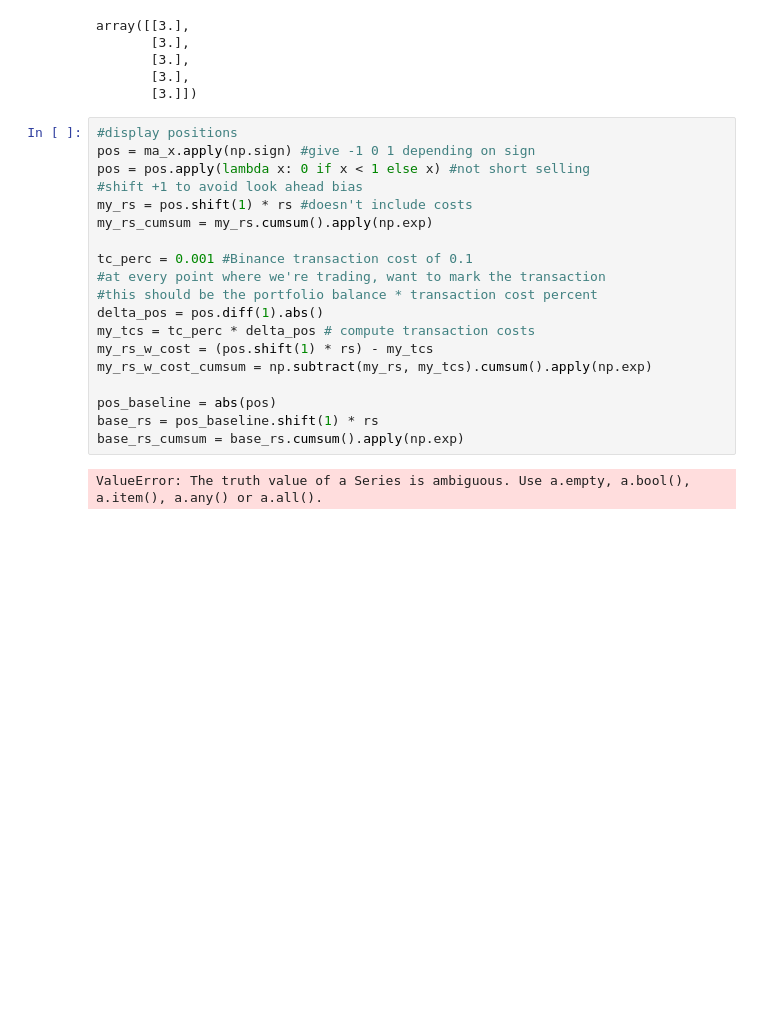
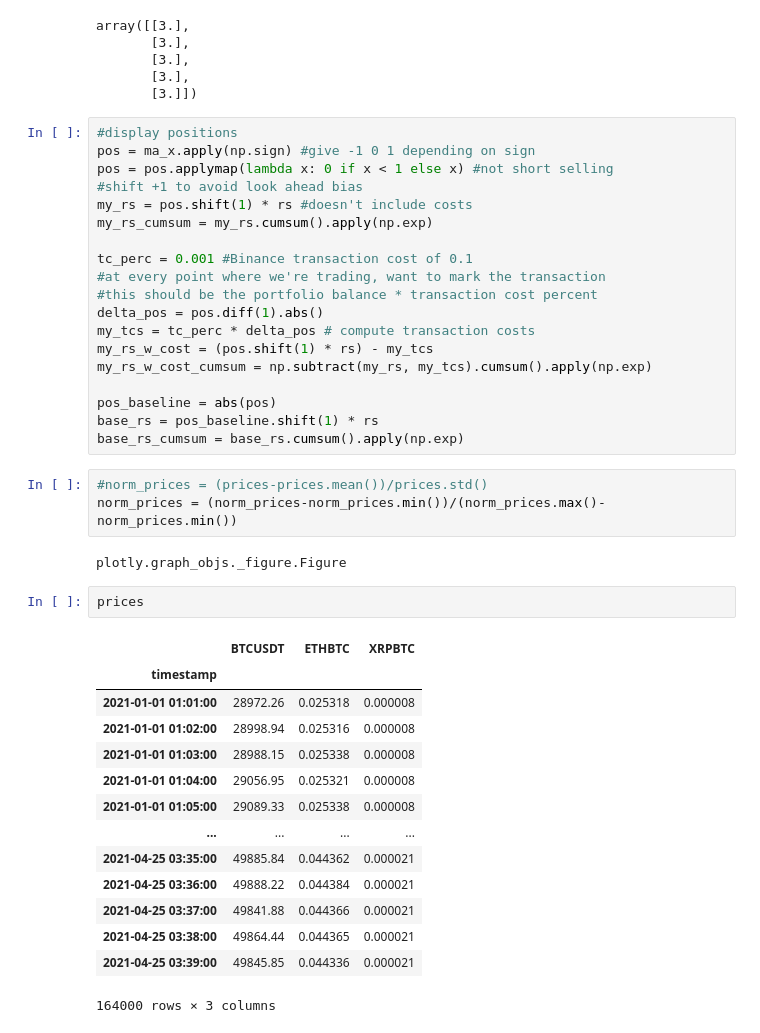
Before and after one commit to csnyd/crypto, a Jupyter notebook: back_test/back_test_multi.ipynb, the cells around one changed output. Cells and saved outputs as stored; diff of their text form; blank space fills up the shorter version.

Commit message:
update multi graphs

```diff
--- a/back_test/back_test_multi.ipynb
+++ b/back_test/back_test_multi.ipynb
@@ -65,7 +68,7 @@ array([[3.],
 # %%
 #display positions
 pos = ma_x.apply(np.sign) #give -1 0 1 depending on sign
-pos = pos.apply(lambda x: 0 if x < 1 else x) #not short selling
+pos = pos.applymap(lambda x: 0 if x < 1 else x) #not short selling
 #shift +1 to avoid look ahead bias
 my_rs = pos.shift(1) * rs #doesn't include costs
 my_rs_cumsum = my_rs.cumsum().apply(np.exp)
@@ -81,6 +84,26 @@ my_rs_w_cost_cumsum = np.subtract(my_rs, my_tcs).cumsum().apply(np.exp)
 pos_baseline = abs(pos)
 base_rs = pos_baseline.shift(1) * rs
 base_rs_cumsum = base_rs.cumsum().apply(np.exp)
-# %% [output]
-ValueError: The truth value of a Series is ambiguous. Use a.empty, a.bool(), a.item(), a.any() or a.all().
+# %%
+#norm_prices = (prices-prices.mean())/prices.std()
+norm_prices = (norm_prices-norm_prices.min())/(norm_prices.max()-norm_prices.min())
+# %% [output]
+plotly.graph_objs._figure.Figure
+# %%
+prices
+# %% [output]
+|  | BTCUSDT | ETHBTC | XRPBTC |
+| timestamp |  |  |  |
+| 2021-01-01 01:01:00 | 28972.26 | 0.025318 | 0.000008 |
+| 2021-01-01 01:02:00 | 28998.94 | 0.025316 | 0.000008 |
+| 2021-01-01 01:03:00 | 28988.15 | 0.025338 | 0.000008 |
+| 2021-01-01 01:04:00 | 29056.95 | 0.025321 | 0.000008 |
+| 2021-01-01 01:05:00 | 29089.33 | 0.025338 | 0.000008 |
+| ... | ... | ... | ... |
+| 2021-04-25 03:35:00 | 49885.84 | 0.044362 | 0.000021 |
+| 2021-04-25 03:36:00 | 49888.22 | 0.044384 | 0.000021 |
+| 2021-04-25 03:37:00 | 49841.88 | 0.044366 | 0.000021 |
+| 2021-04-25 03:38:00 | 49864.44 | 0.044365 | 0.000021 |
+| 2021-04-25 03:39:00 | 49845.85 | 0.044336 | 0.000021 |
+164000 rows × 3 columns
 # %%
```
Also changed, not shown: parts of 7 cells of this notebook, 2 other files.
